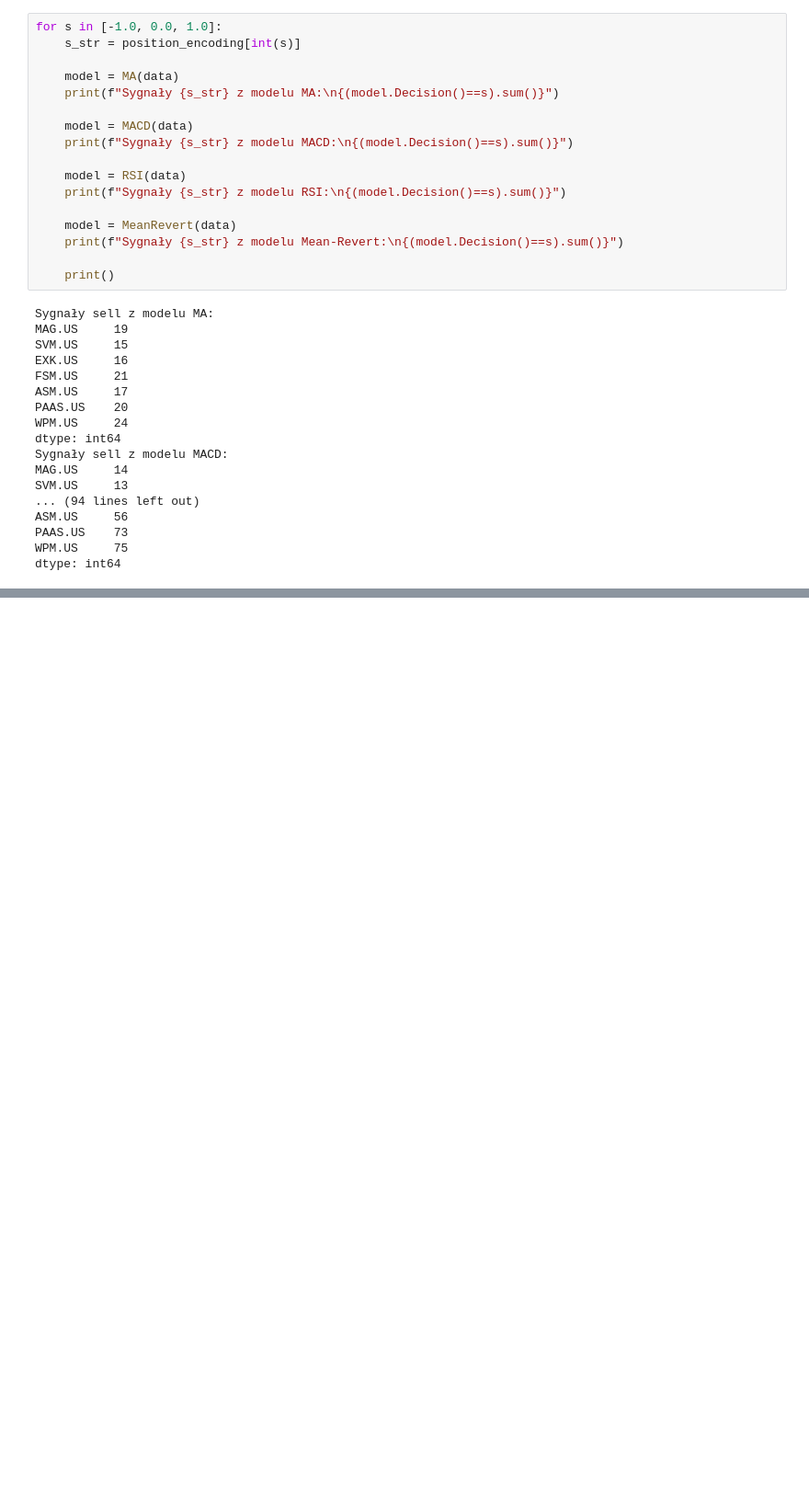
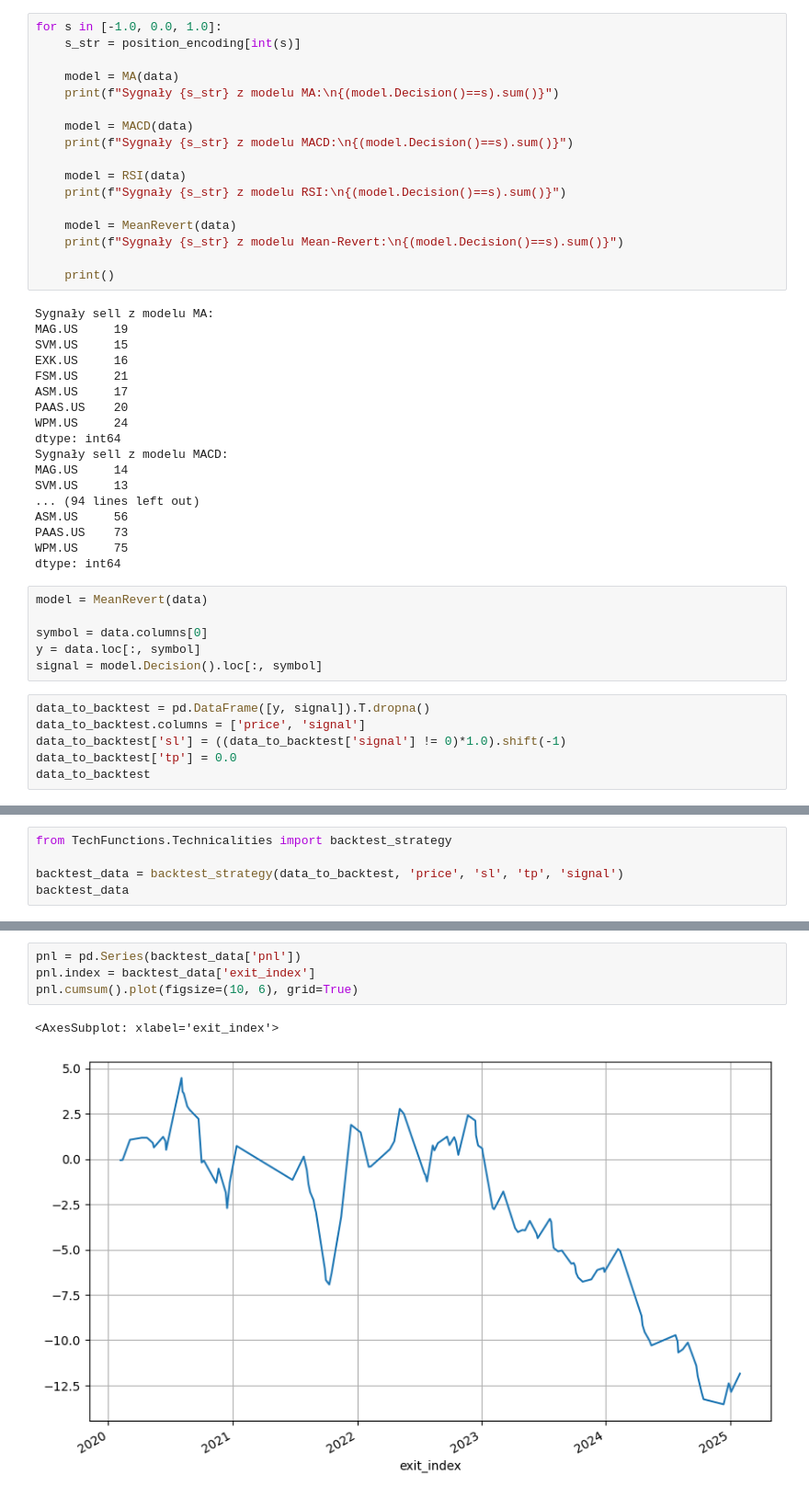
Before and after one commit to jakubweglowski/trading-bot, a Jupyter notebook: notebook1.ipynb, the cells around one changed output, grey strips where cells are left out. Shown at 92% size. Cells and saved outputs as stored; diff of their text form; blank space fills up the shorter version.

Commit message:
Playing with backtest

```diff
--- a/notebook1.ipynb
+++ b/notebook1.ipynb
@@ -98,3 +98,15 @@ ASM.US     56
 PAAS.US    73
 WPM.US     75
 dtype: int64
+# %%
+model = MeanRevert(data)
+
+symbol = data.columns[0]
+y = data.loc[:, symbol]
+signal = model.Decision().loc[:, symbol]
+# %%
+data_to_backtest = pd.DataFrame([y, signal]).T.dropna()
+data_to_backtest.columns = ['price', 'signal']
+data_to_backtest['sl'] = ((data_to_backtest['signal'] != 0)*1.0).shift(-1)
+data_to_backtest['tp'] = 0.0
+data_to_backtest
@@ -100,0 +128,5 @@ dtype: int64
+# %%
+from TechFunctions.Technicalities import backtest_strategy
+
+backtest_data = backtest_strategy(data_to_backtest, 'price', 'sl', 'tp', 'signal')
+backtest_data
@@ -100,0 +147,7 @@ dtype: int64
+# %%
+pnl = pd.Series(backtest_data['pnl'])
+pnl.index = backtest_data['exit_index']
+pnl.cumsum().plot(figsize=(10, 6), grid=True)
+# %% [output]
+<AxesSubplot: xlabel='exit_index'>
+[figure, added]
```
Also changed, not shown: parts of 2 cells of this notebook, 1 other file.
